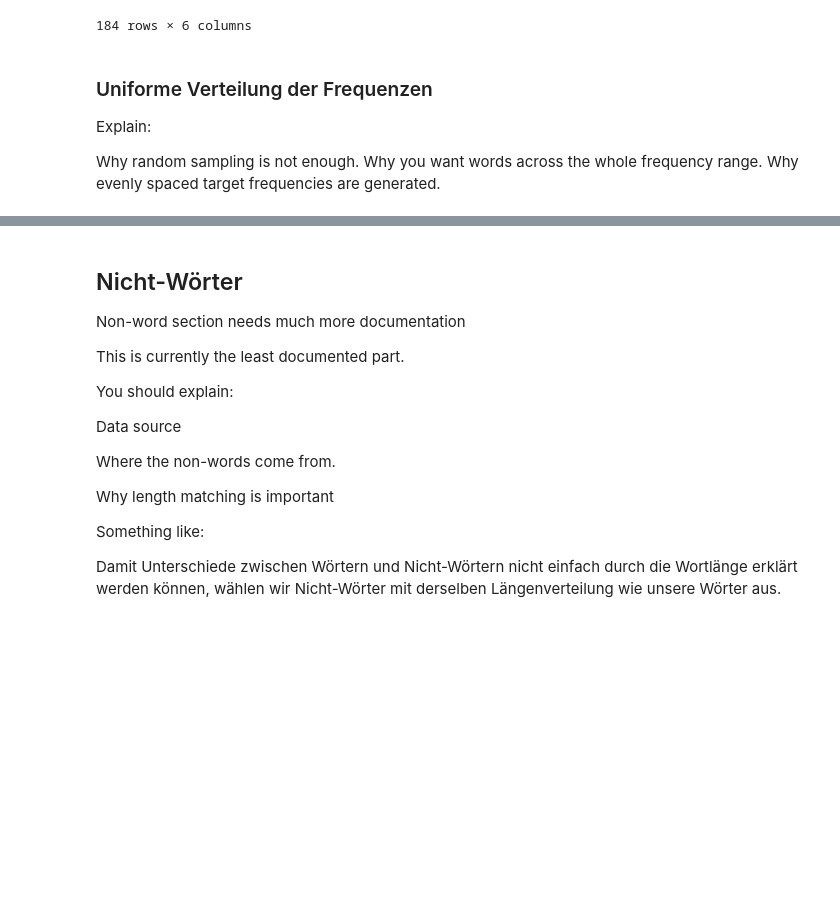
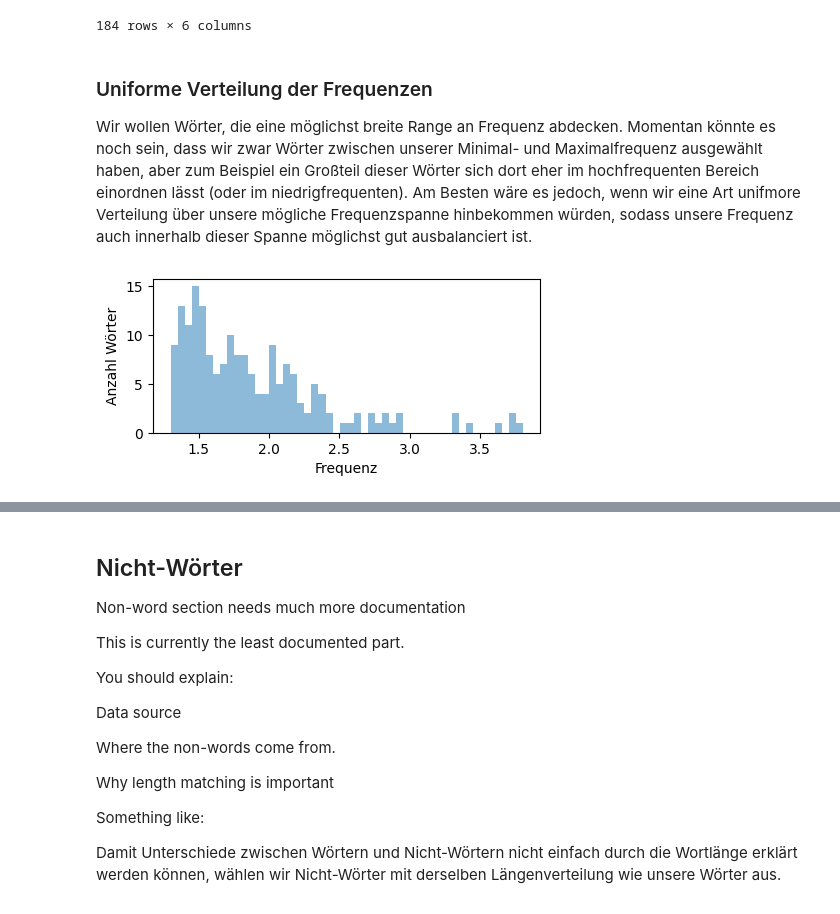
Before and after one commit to jasminorth/lang_emot_cognition, a Jupyter notebook: Dataset/dataset_creation.ipynb, the cells around one changed output, grey strips where cells are left out. Drawn from its saved outputs; the diff is of its cells as text; code cells hidden in the pictures; blank space fills up the shorter version.

Commit message:
words done

```diff
--- a/Dataset/dataset_creation.ipynb
+++ b/Dataset/dataset_creation.ipynb
@@ -665,8 +668,4 @@ Found 184 words that fit our prerequisites.
 # %% [markdown]
 ### Uniforme Verteilung der Frequenzen
 
-Explain:
-
-Why random sampling is not enough.
-Why you want words across the whole frequency range.
-Why evenly spaced target frequencies are generated.
+Wir wollen Wörter, die eine möglichst breite Range an Frequenz abdecken. Momentan könnte es noch sein, dass wir zwar Wörter zwischen unserer Minimal- und Maximalfrequenz ausgewählt haben, aber zum Beispiel ein Großteil dieser Wörter sich dort eher im hochfrequenten Bereich einordnen lässt (oder im niedrigfrequenten). Am Besten wäre es jedoch, wenn wir eine Art unifmore Verteilung über unsere mögliche Frequenzspanne hinbekommen würden, sodass unsere Frequenz auch innerhalb dieser Spanne möglichst gut ausbalanciert ist.
@@ -675,0 +672,9 @@ df = non_cognate_df
+# %%
+# So sieht unsere Verteilung momentan aus
+plt.figure(figsize=(5, 2))
+plt.hist(corrected_df["freq"], bins=50, alpha=0.5, label="Original")
+plt.xlabel("Frequenz")
+plt.ylabel("Anzahl Wörter")
+plt.show()
+# %% [output]
+[figure, added]
```
Also changed, not shown: parts of 17 cells of this notebook.
